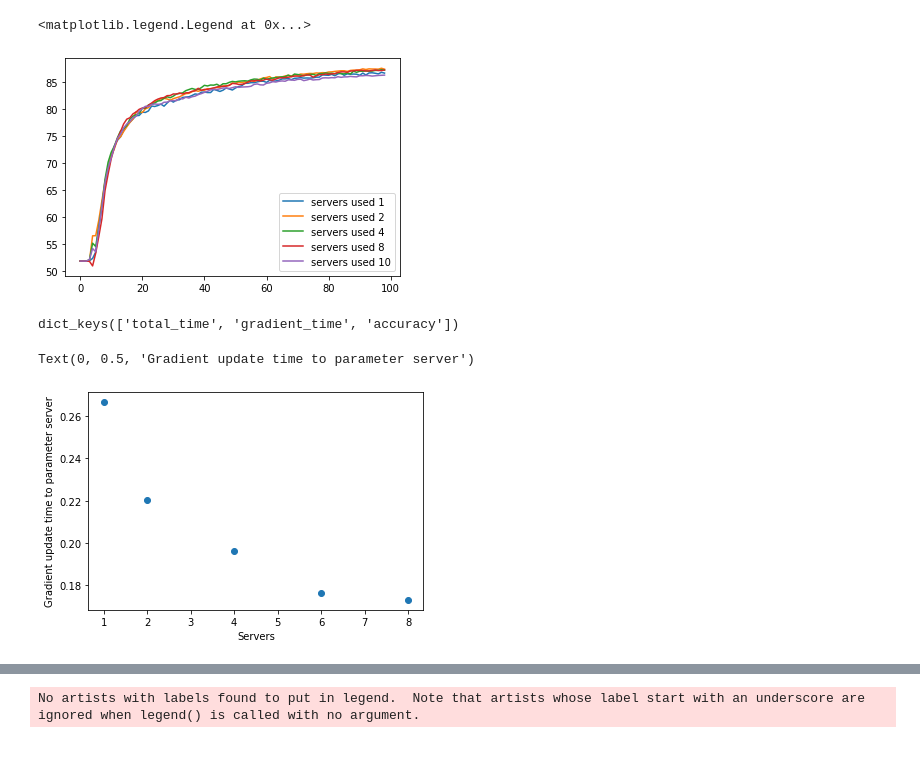
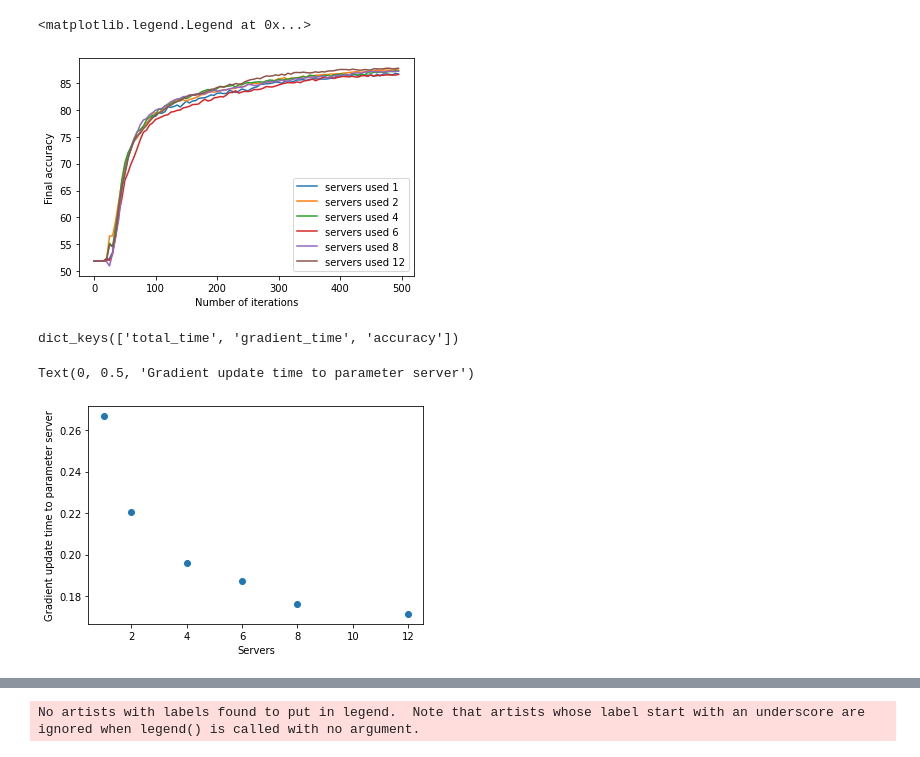
Before and after one commit to amanpatel101/CS244BParameterServer, a Jupyter notebook: notebooks/figure3_plots.ipynb, the cells around one changed output, grey strips where cells are left out. Cells and saved outputs as stored; diff of their text form; code cells hidden in the pictures.

```diff
--- a/notebooks/figure3_plots.ipynb
+++ b/notebooks/figure3_plots.ipynb
@@ -5,36 +5,39 @@ import matplotlib.pyplot as plt
 # %%
 total_gradient_time = []
 total_time = []
 total_acc=[]
 std_acc=[]
-for idx in [1,2,4,8, 10]:
+for idx in [1,2,4,6,8, 12]:
     s10w1_1 = json.load(open("/mnt/lab_data3/anusri/CS244B/CS244BParameterServer/results/servers_"+str(idx)+"_workerss_1_try_1.json"))
     s10w1_2 = json.load(open("/mnt/lab_data3/anusri/CS244B/CS244BParameterServer/results/servers_"+str(idx)+"_workerss_1_try_2.json"))
     s10w1_3 = json.load(open("/mnt/lab_data3/anusri/CS244B/CS244BParameterServer/results/servers_"+str(idx)+"_workerss_1_try_3.json"))
     tot_time = (np.array(s10w1_1["total_time"][1:])+np.array(s10w1_2["total_time"][1:])+np.array(s10w1_2["total_time"][1:]))/3
     tot_grad_time = (np.array(s10w1_1["gradient_time"][1:])+np.array(s10w1_2["gradient_time"][1:])+np.array(s10w1_2["gradient_time"][1:]))/3
-    tot_acc = (np.array(s10w1_1["accuracy"][1:])+np.array(s10w1_2["accuracy"][1:])+np.array(s10w1_2["accuracy"][1:]))/3
+    tot_acc = (np.array(s10w1_1["accuracy"][0:])+np.array(s10w1_2["accuracy"][0:])+np.array(s10w1_2["accuracy"][0:]))/3
 
-    plt.plot(tot_acc, label="servers used "+str(idx))
+    plt.plot(np.arange(0,500,5), tot_acc, label="servers used "+str(idx))
     total_gradient_time.append(np.mean(tot_grad_time))
     total_time.append(np.mean(tot_time))
 
     val = [np.max(s10w1_1["accuracy"]), np.max(s10w1_2["accuracy"]), np.max(s10w1_3["accuracy"])]
     total_acc.append(np.mean([val]))
     std_acc.append(np.std(val))
 
+plt.xlabel("Number of iterations")
+plt.ylabel("Final accuracy")
+
 plt.legend()
 # %% [output]
 <matplotlib.legend.Legend at 0x...>
-[figure, old version]
+[figure, new version]
 # %%
 s10w1_1.keys()
 # %% [output]
 dict_keys(['total_time', 'gradient_time', 'accuracy'])
 # %%
-plt.scatter([1,2,4,6,8], total_gradient_time)
+plt.scatter([1,2,4,6,8, 12], total_gradient_time)
 plt.xlabel("Servers")
 plt.ylabel("Gradient update time to parameter server")
 # %% [output]
 Text(0, 0.5, 'Gradient update time to parameter server')
-[figure, old version]
+[figure, new version]
```
Also changed, not shown: parts of 11 cells of this notebook, 6 other files.
